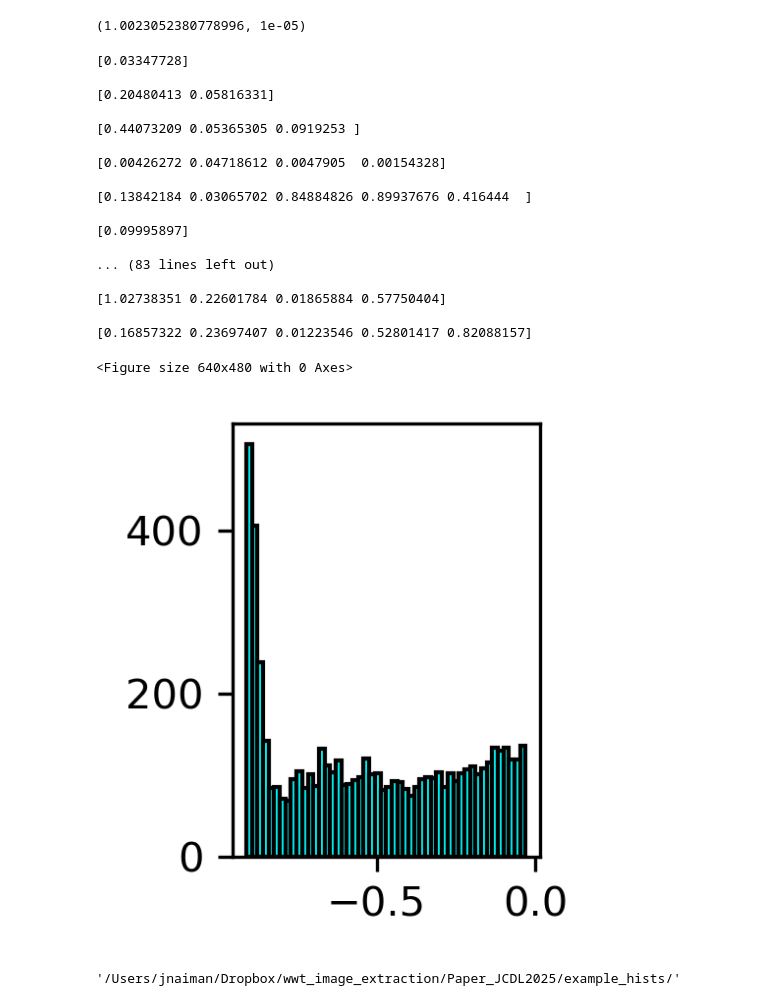
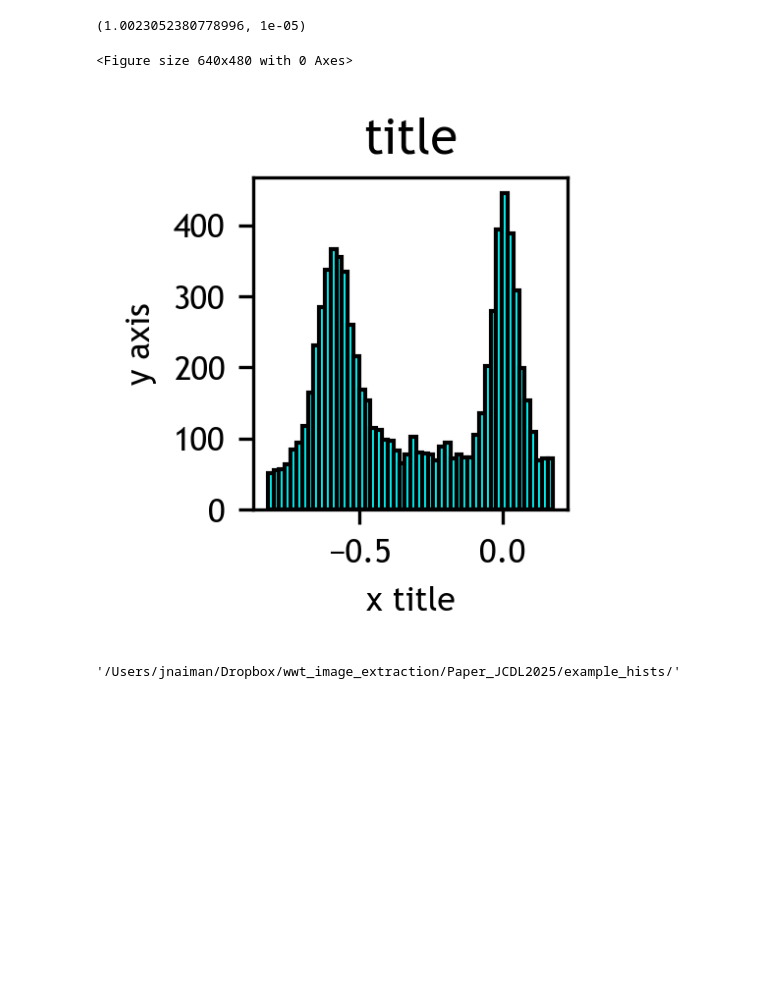
Before and after one commit to ReadingTimeMachine/LLM_VQA_JCDL2025, a Jupyter notebook: create_example_hists_jcdl2025.ipynb, the cells around one changed output. Cells and saved outputs as stored; diff of their text form; code cells hidden in the pictures; blank space fills up the shorter version.

```diff
--- a/create_example_hists_jcdl2025.ipynb
+++ b/create_example_hists_jcdl2025.ipynb
@@ -383,9 +393,6 @@ import utils.plot_utils
 reload(utils.plot_utils)
 from utils.plot_utils import make_plot
 
-popular_nouns_x = ['x axis']
-popular_nouns_y = ['y axis']
-popular_nouns_title = ['title']
 
 fig, axes = make_base_plot(plot_style, color_map, dpi, nrows, ncols,
                    base=2, verbose=True, tight_layout = tight_layout)
@@ -393,10 +400,10 @@ fig, axes = make_base_plot(plot_style, color_map, dpi, nrows, ncols,
 data_from_plot, ax = make_plot(plot_params_here[plot_type], data_for_plot,
                         axes[0], plot_type=plot_type, linestyles=linestyles_hist,
                         rng=rng,
-                        barcolor='cyan', linecolor=np.array((0,0,0)).astype('float'), hasErr = False, lthick=1, nbins=10, rwidth=1.0)
+                        barcolor='cyan', linecolor=(0,0,0), hasErr = False, lthick=1, nbins=10, rwidth=1.0)
 
 
-title, xlabel, ylabel = add_titles_and_labels(ax, popular_nouns_x, popular_nouns_y, popular_nouns_title,
+title, xlabel, ylabel = add_titles_and_labels(ax, 'x title', 'y axis', 'title',
                                               title_params, csfont, title_fontsize,
                           xlabel_params, inlines, xlabel_ticks_fontsize, ylabel_ticks_fontsize,
                           rng=rng)
@@ -466,52 +464,41 @@ for n in range(ntrials):
     for nclust in nclusters:
         plot_params_loop = plot_params_here.copy()
         plot_params_loop['histogram']['distribution']['gmm']['nclusters'] = {'min': nclust, 'max': nclust}
         plot_params_loop['histogram']['distribution']['gmm']['cluster std'] = cluster_std
         plot_params_loop['histogram']['distribution']['gmm']['noise'] = noise
         data_for_plot = get_data(plot_params_loop[plot_type],
                         plot_type=plot_type,
                                 distribution=distribution_type,
                                 rng=rng)
         pltjson = {}
         pltjson['nclusters'] = nclust
         pltjson['data for plot'] = data_for_plot.copy()
 
         fig, axes = make_base_plot(plot_style, color_map, dpi, nrows, ncols,
                     base=2, verbose=False, tight_layout = tight_layout)
 
         data_from_plot, ax = make_plot(plot_params_loop[plot_type], data_for_plot,
                                 axes[0], plot_type=plot_type, linestyles=linestyles_hist,
                                 rng=rng,
                                 barcolor='cyan', linecolor=(0,0,0), hasErr = False, lthick=1, nbins=50, rwidth=1.0)
         pltjson['data from plot'] = data_from_plot.copy()
         # print(data_for_plot['data params']['cluster_std'])
         # print('')
 
+        # add title/x/y labels
+        title, xlabel, ylabel = add_titles_and_labels(ax, 'x title', 'y axis', 'title',
+                                              title_params, csfont, title_fontsize,
+                          xlabel_params, inlines, xlabel_ticks_fontsize, ylabel_ticks_fontsize,
+                          rng=rng)
+
         # save image
         fig.savefig(fake_figs_dir + 'nclust_' + str(nclust) + '_trial' + str(n) + '.pdf')
 
 
         #plot_json.append(pltjson.copy())
 # %% [output]
-[0.03347728]
-
-[0.20480413 0.05816331]
-
-[0.44073209 0.05365305 0.0919253 ]
-
-[0.00426272 0.04718612 0.0047905  0.00154328]
-
-[0.13842184 0.03065702 0.84884826 0.89937676 0.416444  ]
-
-[0.09995897]
-
-... (83 lines left out)
-
-[1.02738351 0.22601784 0.01865884 0.57750404]
-
-[0.16857322 0.23697407 0.01223546 0.52801417 0.82088157]
+<Figure size 640x480 with 0 Axes>
-<Figure size 640x480 with 0 Axes>
-[figure, old version]
+[figure, new version]
 # %%
 fake_figs_dir
 # %% [output]
```
Also changed, not shown: parts of 7 cells of this notebook, 1 other file.
